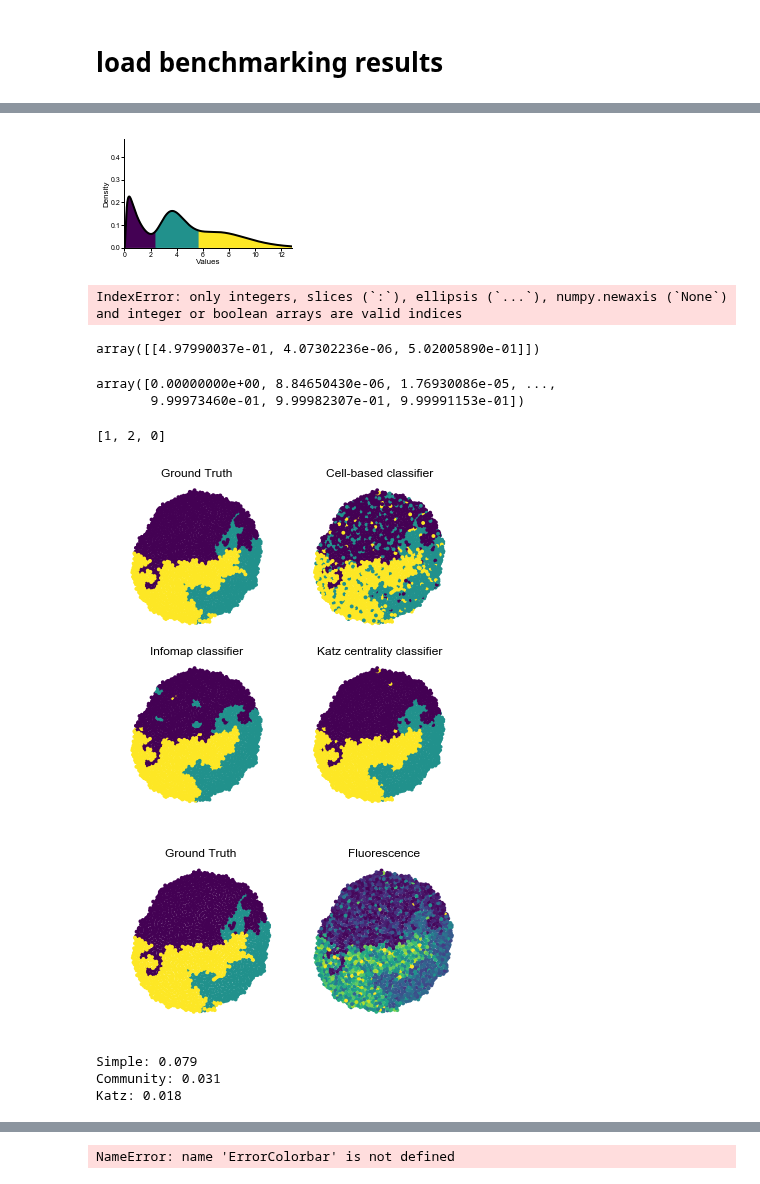
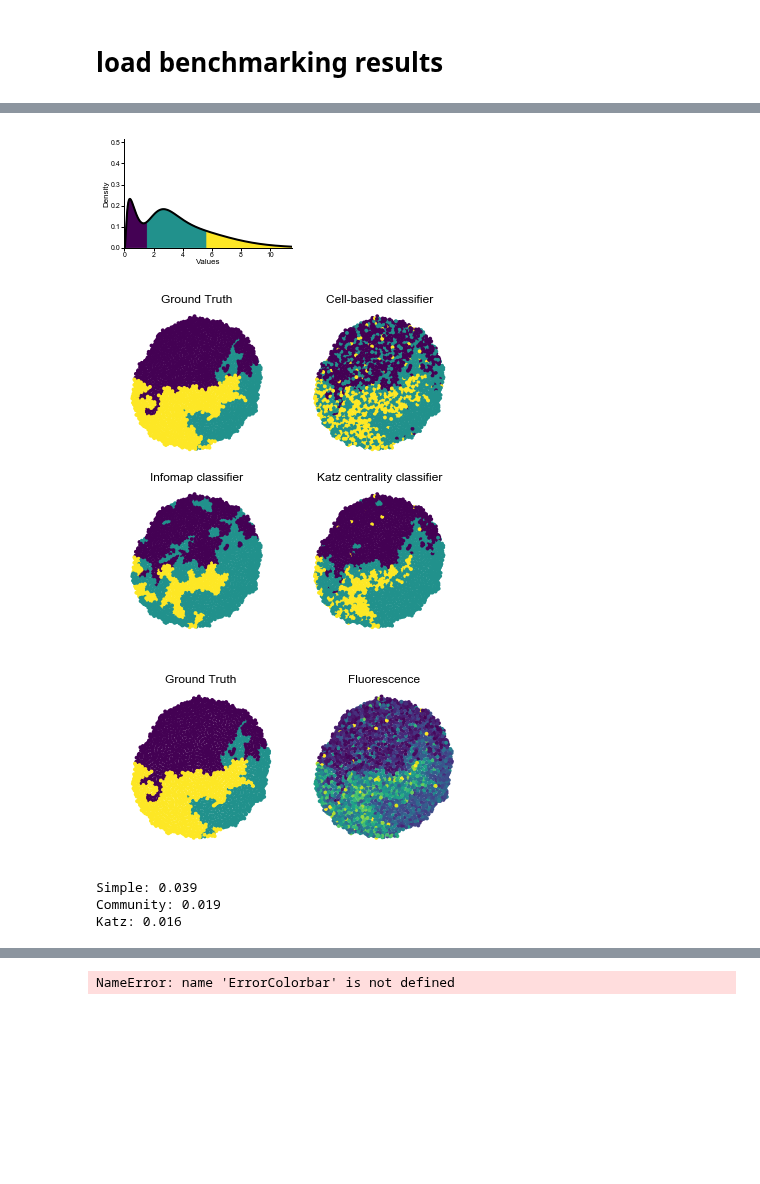
Before and after one commit to sbernasek/flyqma, a Jupyter notebook: notebooks/results.ipynb, the cells around one changed output, grey strips where cells are left out. Drawn from its saved outputs; the diff is of its cells as text; code cells hidden in the pictures; blank space fills up the shorter version.

```diff
--- a/notebooks/results.ipynb
+++ b/notebooks/results.ipynb
@@ -15,7 +12,7 @@ Sweep_181201_191516_new/      old/
 # %% [markdown]
 # load sweep results
 # %%
-sweep_path = '../synthetic/Sweep_181201_191516_katz/'
+sweep_path = '../../synthetic/Sweep_181201_191516_katz/'
 sweep = Sweep.load(sweep_path)
 sweep
 # %% [output]
@@ -99,48 +43,25 @@ def aggregate(self):
 # %%
-batch_id, scale_id = 0, 2
+batch_id, scale_id = 0, 0
 batch_benchmark = benchmark.load_benchmark(batch_id, scale_id)
 # %%
 batch_benchmark.classifier.plot_pdf()
 # %% [output]
-[figure, old version]
+[figure, new version]
 # %%
 classifier = batch_benchmark.classifier
-# %%
-xx = classifier.support[:500]
-plt.plot(xx, classifier(xx), '.')
-# %% [output]
-IndexError: only integers, slices (`:`), ellipsis (`...`), numpy.newaxis (`None`) and integer or boolean arrays are valid indices
-# %%
-xx = np.linspace(0, 30, 1000)
-zz = batch_benchmark.classifier.classifier(xx)
-dz = np.diff(zz).nonzero()[0][-1]
-
-
-
-batch_benchmark.classifier.posterior(xx[dz])
-# %% [output]
-array([[4.97990037e-01, 4.07302236e-06, 5.02005890e-01]])
-# %%
-batch_benchmark.classifier.evaluate_cdf
-# %% [output]
-array([0.00000000e+00, 8.84650430e-06, 1.76930086e-05, ...,
-       9.99973460e-01, 9.99982307e-01, 9.99991153e-01])
-# %%
-batch_benchmark.classifier.order[0]
-# %% [output]
-[1, 2, 0]
 # %%
+batch_benchmark.katz_kwargs['alpha'] = 0.9
 simulation_benchmark = batch_benchmark.benchmark_simulation(0)
 simulation_benchmark.show_classifiers(s=15)
 simulation_benchmark.show_measurements(s=15)
 # %% [output]
-[figure, old version]
+[figure, new version]
-[figure, old version]
+[figure, new version]
 # %%
 print('Simple: {:0.3f}'.format(simulation_benchmark.scores['simple'].MAE))
 print('Community: {:0.3f}'.format(simulation_benchmark.scores['community'].MAE))
 print('Katz: {:0.3f}'.format(simulation_benchmark.scores['katz'].MAE))
 # %% [output]
-Simple: 0.079
-Community: 0.031
-Katz: 0.018
+Simple: 0.039
+Community: 0.019
+Katz: 0.016
```
Also changed, not shown: parts of 34 cells of this notebook, 9 other files.
